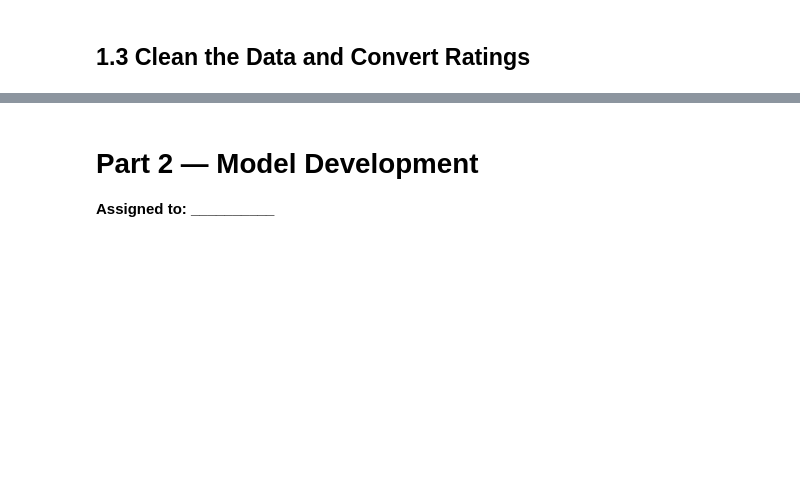
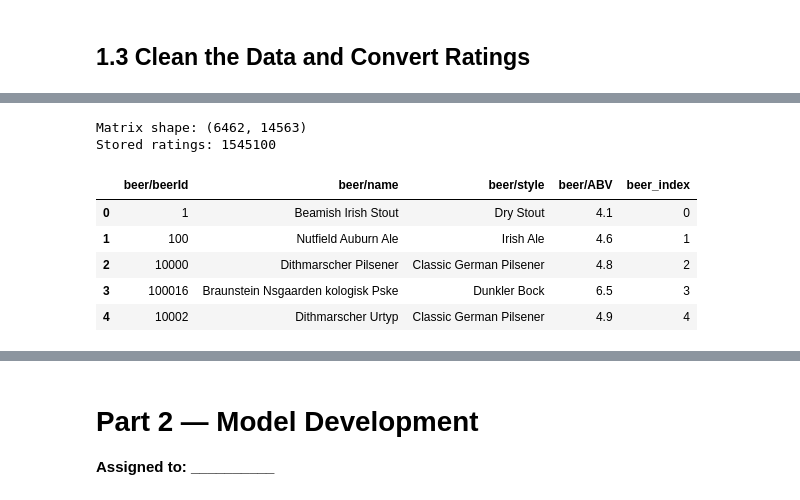
Before and after one commit to GarrettFordARTI405/ARTI405-BeerRecommender, a Jupyter notebook: BeerModel.ipynb, the cells around one changed output, grey strips where cells are left out. Saved outputs shown, nothing was run; the diff lists cells and outputs as text; code cells hidden in the pictures; blank space fills up the shorter version.

```diff
--- a/BeerModel.ipynb
+++ b/BeerModel.ipynb
@@ -19,0 +391,51 @@ Team members: Garrett, __________, __________, __________
+# %%
+from scipy.sparse import csr_matrix
+
+# Build the matrix using ratings and their row/column positions
+train_matrix = csr_matrix(
+    (
+        train_ratings["rating"].to_numpy(),
+        (
+            train_ratings["user_index"].to_numpy(),
+            train_ratings["beer_index"].to_numpy()
+        )
+    ),
+    shape=(
+        len(user_encoder.classes_),
+        len(beer_encoder.classes_)
+    ),
+    dtype=np.float32
+)
+
+print("Matrix shape:", train_matrix.shape)
+print("Stored ratings:", train_matrix.nnz)
+# %% [output]
+Matrix shape: (6462, 14563)
+Stored ratings: 1545100
+# %%
+# Keep one catalog entry per beer
+beer_catalog = train_df[[
+    "beer/beerId",
+    "beer/name",
+    "beer/style",
+    "beer/ABV"
+]].drop_duplicates(subset="beer/beerId").copy()
+
+# Connect each beer to its matrix column
+beer_catalog["beer_index"] = beer_encoder.transform(
+    beer_catalog["beer/beerId"]
+)
+
+# Arrange the catalog in matrix-column order
+beer_catalog = beer_catalog.sort_values(
+    "beer_index"
+).reset_index(drop=True)
+
+display(beer_catalog.head())
+# %% [output]
+|  | beer/beerId | beer/name | beer/style | beer/ABV | beer_index |
+| 0 | 1 | Beamish Irish Stout | Dry Stout | 4.1 | 0 |
+| 1 | 100 | Nutfield Auburn Ale | Irish Ale | 4.6 | 1 |
+| 2 | 10000 | Dithmarscher Pilsener | Classic German Pilsener | 4.8 | 2 |
+| 3 | 100016 | Braunstein Nsgaarden kologisk Pske | Dunkler Bock | 6.5 | 3 |
+| 4 | 10002 | Dithmarscher Urtyp | Classic German Pilsener | 4.9 | 4 |
```
Also changed, not shown: parts of 36 cells of this notebook.
